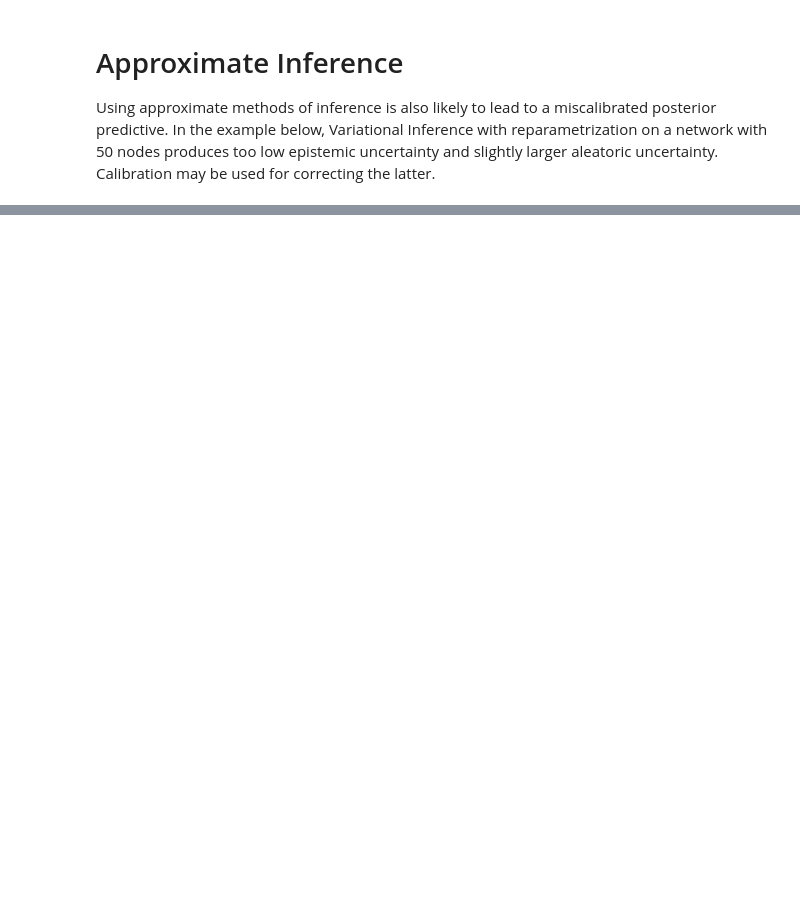
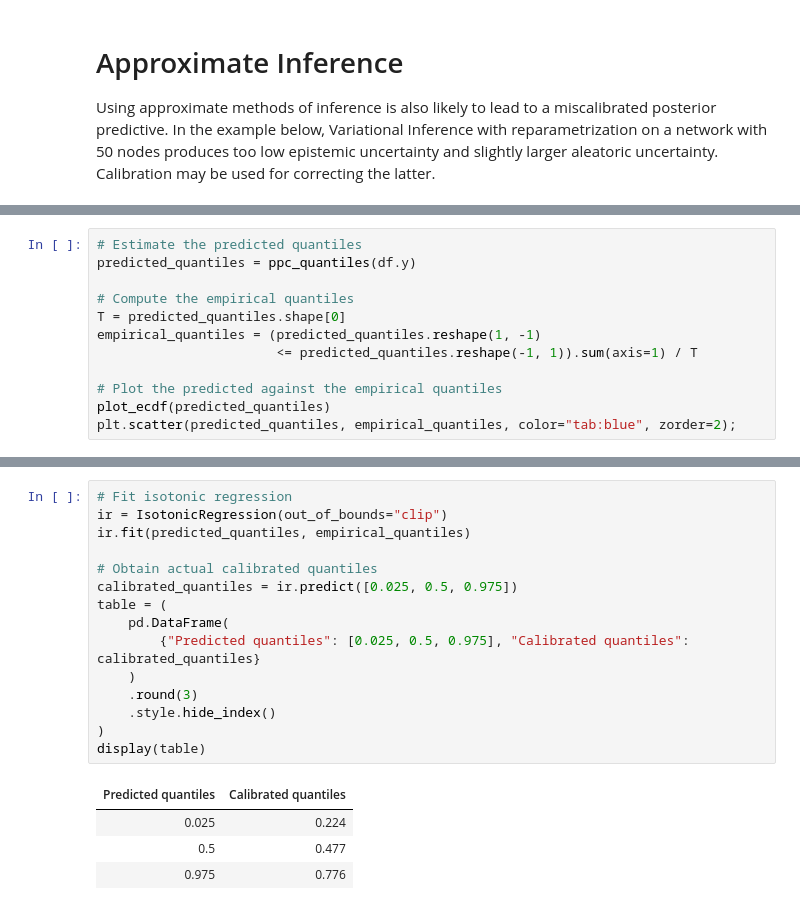
Before and after one commit to 0-one/AM207_Project_Deep_Learning_Uncertainties_Calibration, a Jupyter notebook: report/draft-report.ipynb, the cells around one changed output, grey strips where cells are left out. Drawn from its saved outputs; the diff is of its cells as text; blank space fills up the shorter version.

```diff
--- a/report/draft-report.ipynb
+++ b/report/draft-report.ipynb
@@ -335,0 +431,12 @@ vi.plot_loss()
+# %%
+# Estimate the predicted quantiles
+predicted_quantiles = ppc_quantiles(df.y)
+
+# Compute the empirical quantiles
+T = predicted_quantiles.shape[0]
+empirical_quantiles = (predicted_quantiles.reshape(1, -1)
+                       <= predicted_quantiles.reshape(-1, 1)).sum(axis=1) / T
+
+# Plot the predicted against the empirical quantiles
+plot_ecdf(predicted_quantiles)
+plt.scatter(predicted_quantiles, empirical_quantiles, color="tab:blue", zorder=2);
@@ -335,0 +470,20 @@ vi.plot_loss()
+# %%
+# Fit isotonic regression
+ir = IsotonicRegression(out_of_bounds="clip")
+ir.fit(predicted_quantiles, empirical_quantiles)
+
+# Obtain actual calibrated quantiles
+calibrated_quantiles = ir.predict([0.025, 0.5, 0.975])
+table = (
+    pd.DataFrame(
+        {"Predicted quantiles": [0.025, 0.5, 0.975], "Calibrated quantiles": calibrated_quantiles}
+    )
+    .round(3)
+    .style.hide_index()
+)
+display(table)
+# %% [output]
+| Predicted quantiles | Calibrated quantiles |
+| 0.025 | 0.224 |
+| 0.5 | 0.477 |
+| 0.975 | 0.776 |
```
Also changed, not shown: parts of 31 cells of this notebook, 4 other files.
